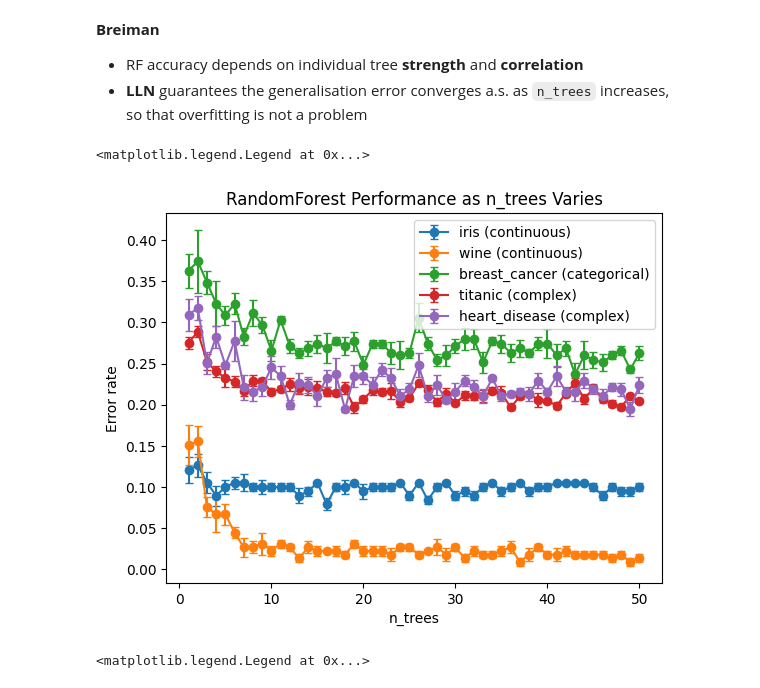
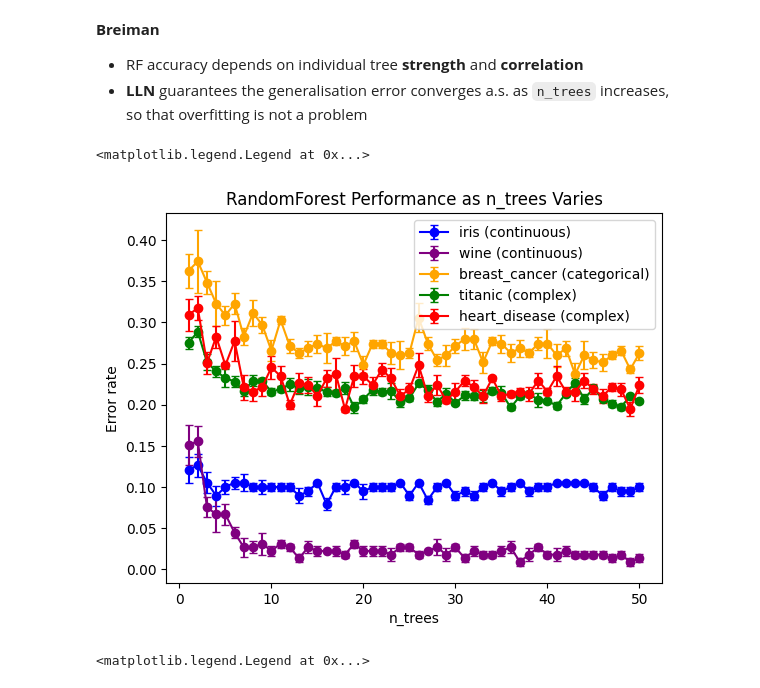
Before and after one commit to liyiyan128/M2R-random-forests, a Jupyter notebook: simulations/simulations.ipynb, the cells around one changed output. Saved outputs shown, nothing was run; the diff lists cells and outputs as text; code cells hidden in the pictures.

Commit message:
graphs

```diff
--- a/simulations/simulations.ipynb
+++ b/simulations/simulations.ipynb
@@ -40,6 +40,7 @@ datasets = {
     "titanic (complex)": (*train_test_split(X_titanic, y_titanic, stratify=y_titanic), feature_type_titanic),
     "heart_disease (complex)": (*train_test_split(X_heart_disease, y_heart_disease, stratify=y_heart_disease), ftype_h_d),
 }
+cmap = {"iris (continuous)": "blue", "wine (continuous)": "purple", "heart_disease (complex)": "red", "breast_cancer (categorical)": "orange", "titanic (complex)": "green"}
 # %% [markdown]
 **Breiman**
 - RF accuracy depends on individual tree **strength** and **correlation**
@@ -71,21 +72,21 @@ np.savez("test_rf_n50.npz", mean=error_rates_mean, std=error_rates_std)
 # %%
 error_rates = np.load("test_rf_n50.npz")
 error_rates_mean = error_rates["mean"]
 error_rates_std = error_rates["std"]
 n_trees = np.arange(1, 51)
 n_exp=5
 for dataset_idx, dataset in enumerate(datasets.keys()):
     plt.errorbar(n_trees, error_rates_mean[dataset_idx, :],
                  yerr=error_rates_std[dataset_idx, :]/np.sqrt(n_exp),
-                 label=dataset, capsize=3, fmt="o-"
+                 label=dataset, capsize=3, fmt="o-", color=cmap[dataset]
                  )
 plt.xlabel("n_trees")
 plt.ylabel("Error rate")
 plt.title("RandomForest Performance as n_trees Varies")
 plt.legend()
 # %% [output]
 <matplotlib.legend.Legend at 0x...>
-[figure, old version]
+[figure, new version]
 # %%
 # Test varying `n_trees` using ImprovedRandomForest.
 n_trees = np.arange(1, 21)
```
Also changed, not shown: 1 other file.
